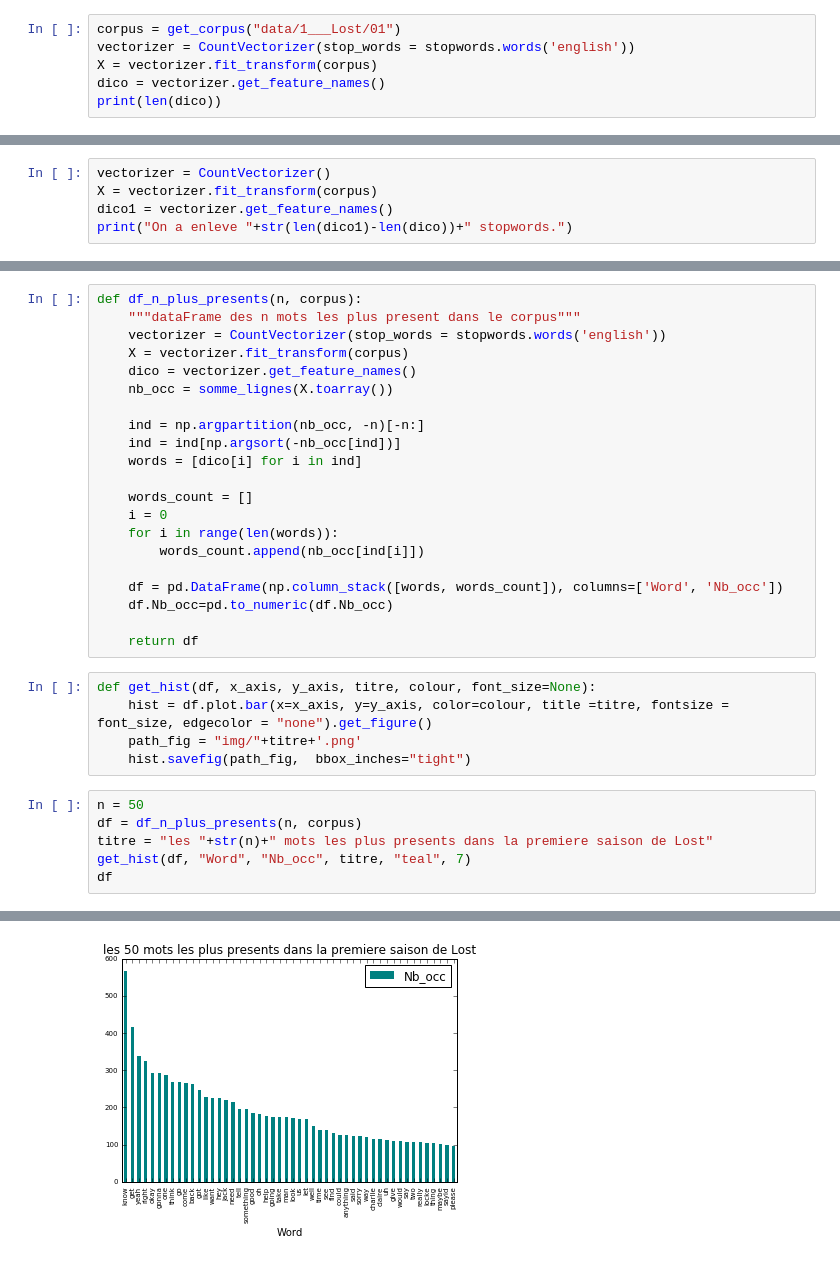
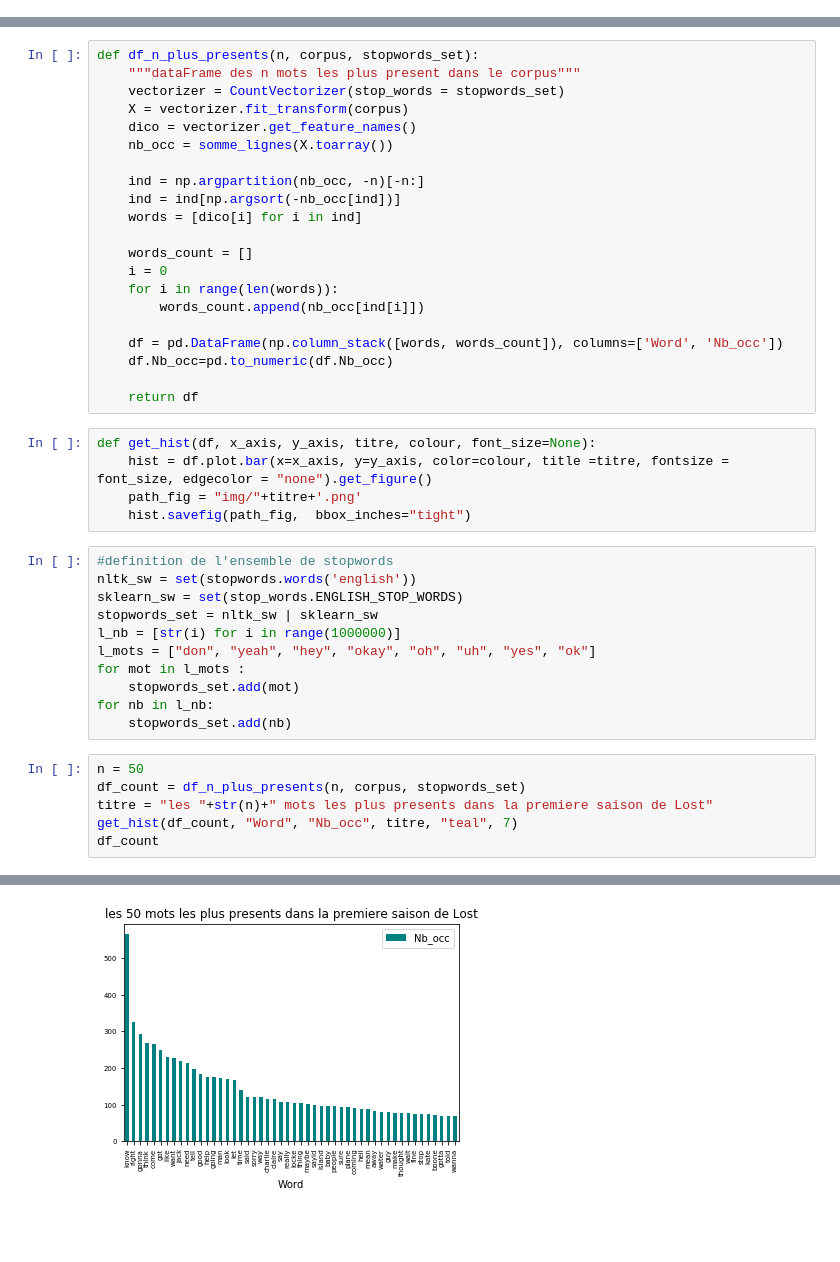
Before and after one commit to constance-scherer/PLDAC_Recommandation_analyse_sous_titres, a Jupyter notebook: test_lecture_saison.ipynb, the cells around one changed output, grey strips where cells are left out. Saved outputs shown, nothing was run; the diff lists cells and outputs as text; blank space fills up the shorter version.

```diff
--- a/test_lecture_saison.ipynb
+++ b/test_lecture_saison.ipynb
@@ -30,9 +33,3 @@ def get_corpus(parent_folder):
                 scan_folder(current_path)
 
     return corpus
-# %%
-corpus = get_corpus("data/1___Lost/01")
-vectorizer = CountVectorizer(stop_words = stopwords.words('english'))
-X = vectorizer.fit_transform(corpus)
-dico = vectorizer.get_feature_names()
-print(len(dico))
@@ -41,5 +35,0 @@ print(len(dico))
-# %%
-vectorizer = CountVectorizer()
-X = vectorizer.fit_transform(corpus)
-dico1 = vectorizer.get_feature_names()
-print("On a enleve "+str(len(dico1)-len(dico))+" stopwords.")
@@ -56,9 +44,9 @@ def somme_lignes(tab):
                 res[i] += tab[k][i]
     return np.array(res)
 # %%
-def df_n_plus_presents(n, corpus):
+def df_n_plus_presents(n, corpus, stopwords_set):
     """dataFrame des n mots les plus present dans le corpus"""
-    vectorizer = CountVectorizer(stop_words = stopwords.words('english'))
+    vectorizer = CountVectorizer(stop_words = stopwords_set)
     X = vectorizer.fit_transform(corpus)
     dico = vectorizer.get_feature_names()
     nb_occ = somme_lignes(X.toarray())
@@ -81,12 +69,23 @@ def get_hist(df, x_axis, y_axis, titre, colour, font_size=None):
     hist = df.plot.bar(x=x_axis, y=y_axis, color=colour, title =titre, fontsize = font_size, edgecolor = "none").get_figure()
     path_fig = "img/"+titre+'.png'
     hist.savefig(path_fig,  bbox_inches="tight")
+# %%
+#definition de l'ensemble de stopwords
+nltk_sw = set(stopwords.words('english'))
+sklearn_sw = set(stop_words.ENGLISH_STOP_WORDS)
+stopwords_set = nltk_sw | sklearn_sw
+l_nb = [str(i) for i in range(1000000)]
+l_mots = ["don", "yeah", "hey", "okay", "oh", "uh", "yes", "ok"]
+for mot in l_mots :
+    stopwords_set.add(mot)
+for nb in l_nb:
+    stopwords_set.add(nb)
 # %%
 n = 50
-df = df_n_plus_presents(n, corpus)
+df_count = df_n_plus_presents(n, corpus, stopwords_set)
 titre = "les "+str(n)+" mots les plus presents dans la premiere saison de Lost"
-get_hist(df, "Word", "Nb_occ", titre, "teal", 7)
-df
+get_hist(df_count, "Word", "Nb_occ", titre, "teal", 7)
+df_count
 # %% [output]
 |  | Word | Nb_occ |
 | 0 | know | 566 |
@@ -108 +107 @@ df
-[figure, old version]
+[figure, new version]
```
Also changed, not shown: parts of 7 cells of this notebook, 26 other files.
